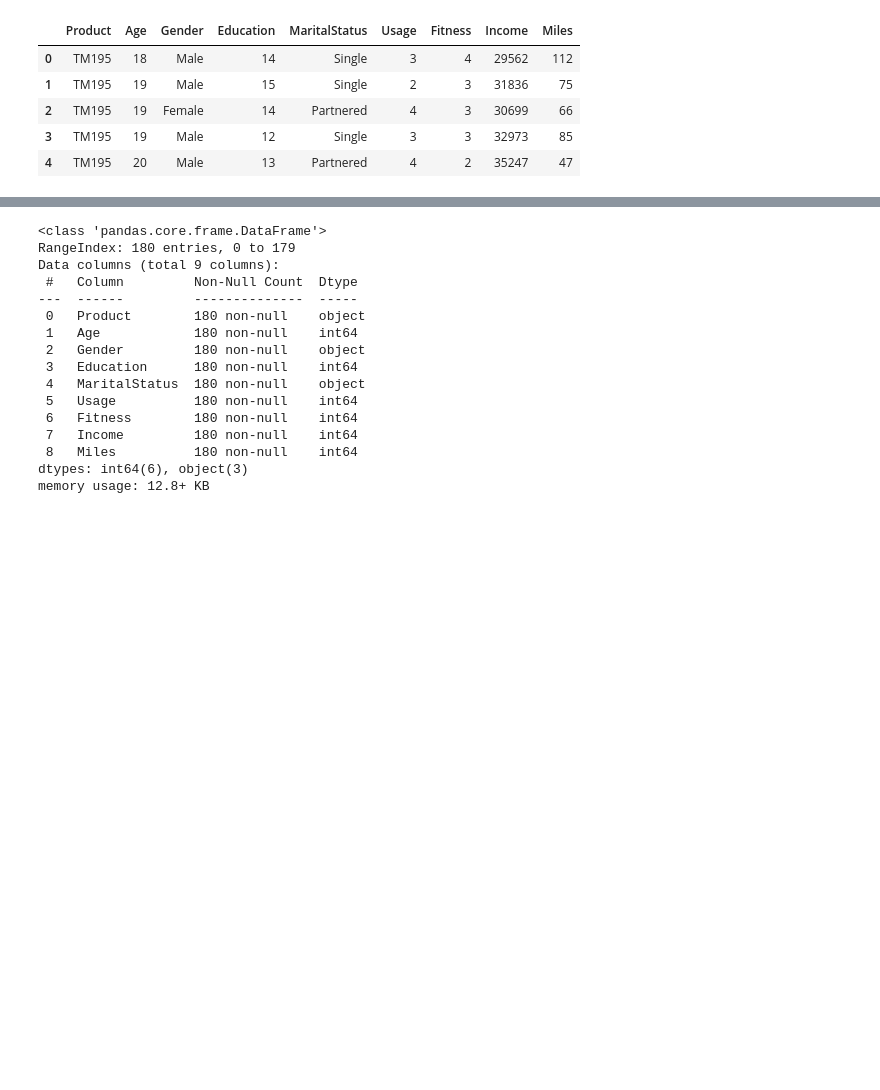
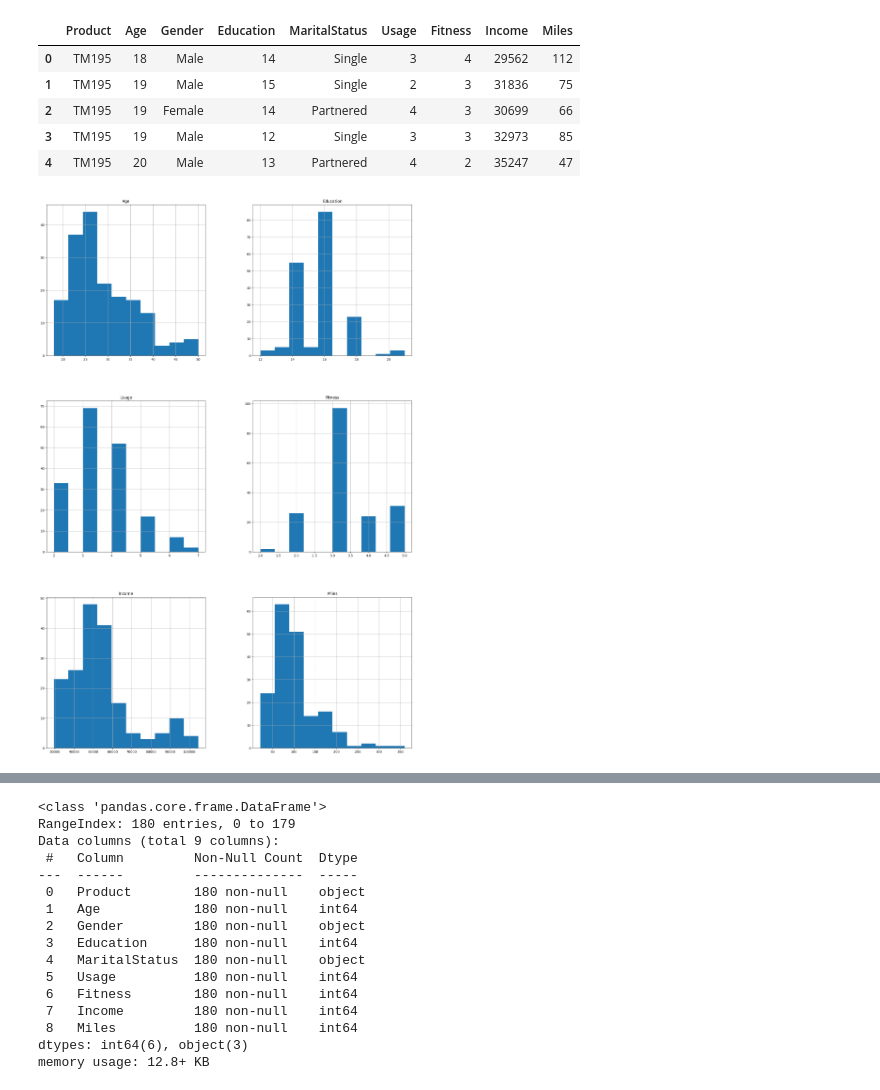
Before and after one commit to bcvilnrotter/kaggle-repos, a Jupyter notebook: cardiogoodfitness.ipynb, the cells around one changed output, grey strips where cells are left out. Drawn from its saved outputs; the diff is of its cells as text; code cells hidden in the pictures; blank space fills up the shorter version.

```diff
--- a/cardiogoodfitness.ipynb
+++ b/cardiogoodfitness.ipynb
@@ -62,3 +62,7 @@ df.head()
 | 2 | TM195 | 19 | Female | 14 | Partnered | 4 | 3 | 30699 | 66 |
 | 3 | TM195 | 19 | Male | 12 | Single | 3 | 3 | 32973 | 85 |
 | 4 | TM195 | 20 | Male | 13 | Partnered | 4 | 2 | 35247 | 47 |
+# %%
+df.hist(figsize=(20,30));
+# %% [output]
+[figure, added]
```
Also changed, not shown: parts of 11 cells of this notebook.
